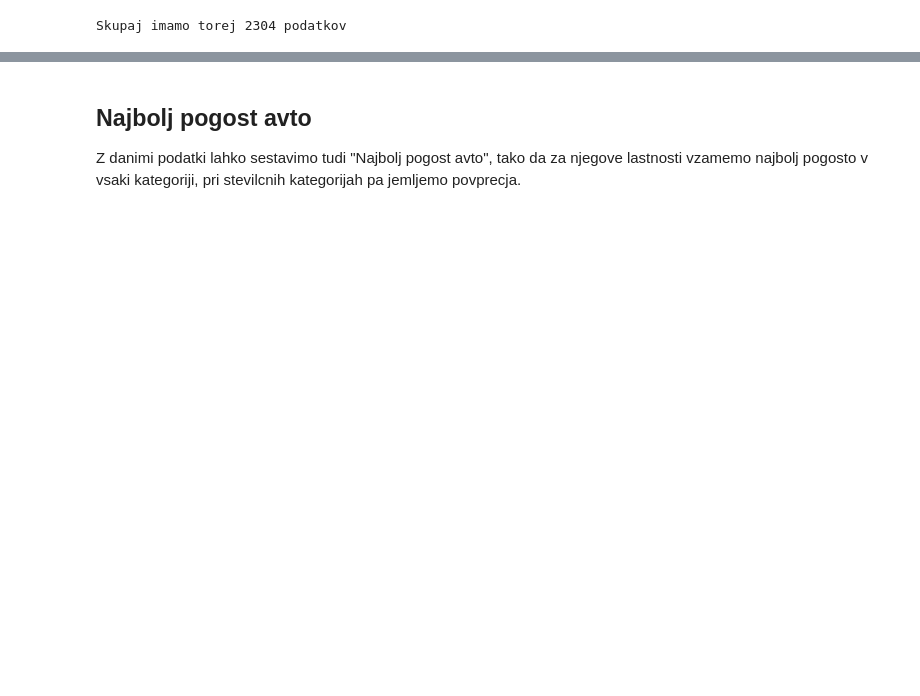
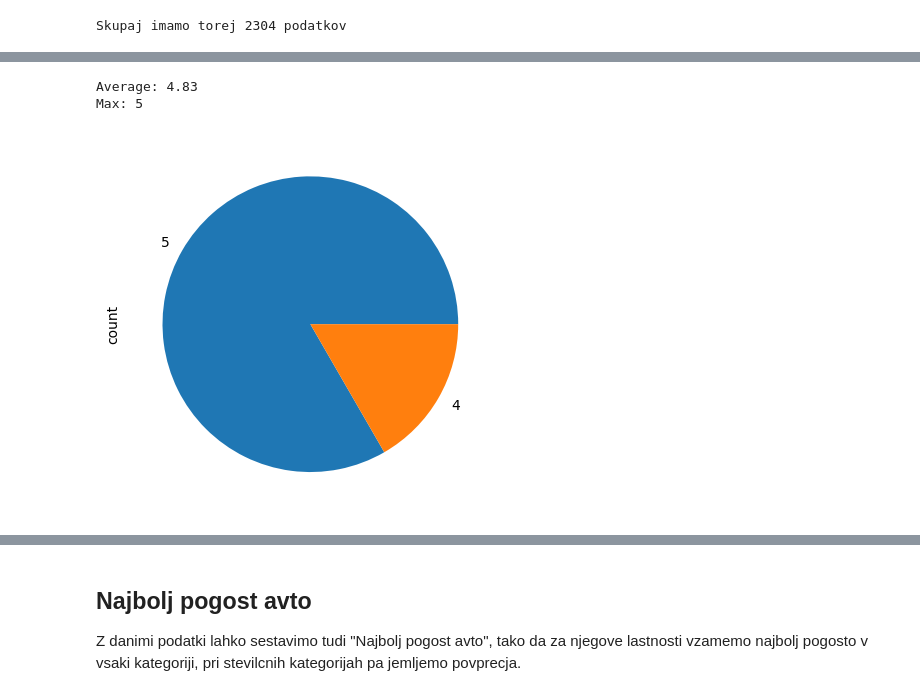
Before and after one commit to urbancluka/UVP-Projektna-naloga, a Jupyter notebook: analiza.ipynb, the cells around one changed output, grey strips where cells are left out. Cells and saved outputs as stored; diff of their text form; code cells hidden in the pictures; blank space fills up the shorter version.

```diff
--- a/analiza.ipynb
+++ b/analiza.ipynb
@@ -89,2 +74,11 @@ num_of_gears.plot.barh()
+# %%
+sedezi = podatki_o_avtih["Number of seats"].value_counts()
+sedezi.plot.pie()
+print(f"Average: {round(podatki_o_avtih["Number of seats"].mean(), 2)}")
+print(f"Max: {podatki_o_avtih["Number of seats"].max()}")
+# %% [output]
+Average: 4.83
+Max: 5
+[figure, added]
 # %%
 fuel = podatki_o_avtih["Fuel Type"].value_counts()
```
Also changed, not shown: parts of 35 cells of this notebook.
